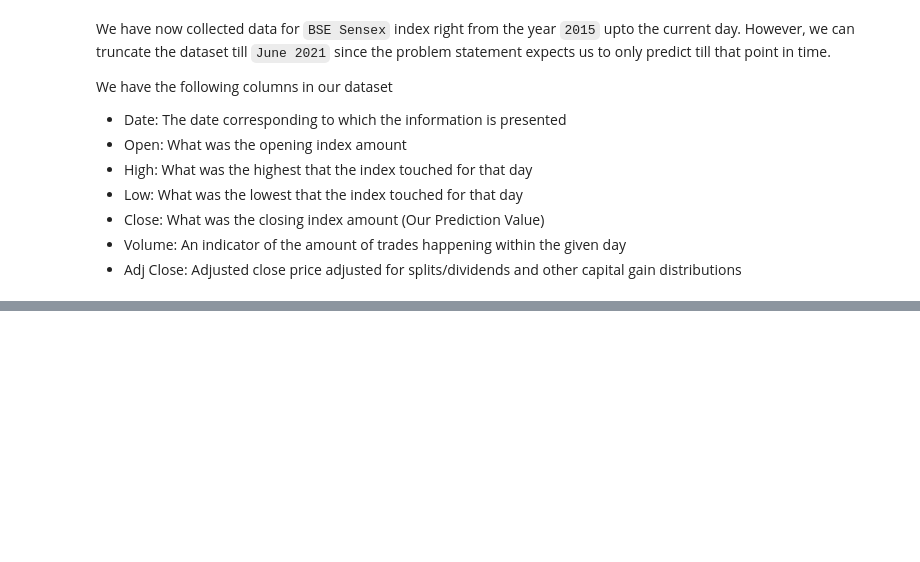
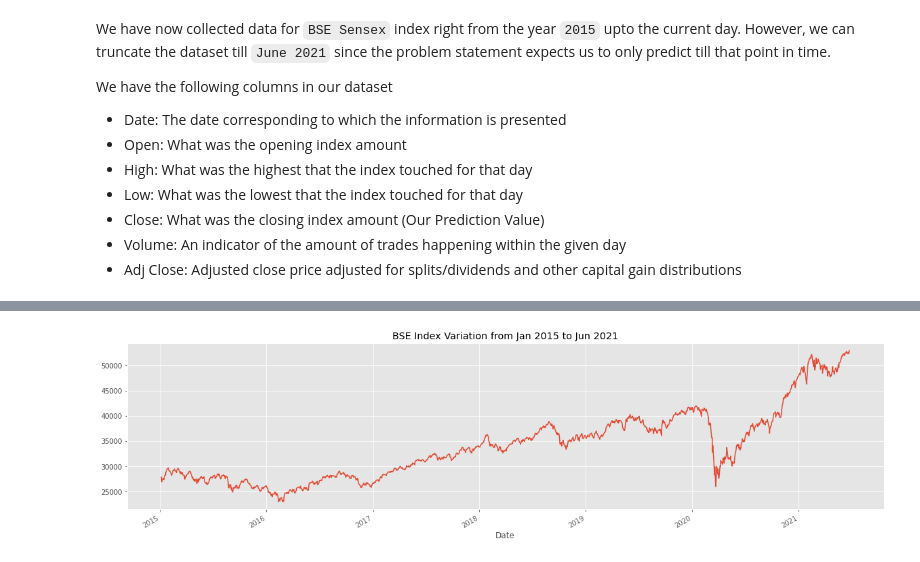
Before and after one commit to ElisonSherton/MTech_DSE_Sem2, a Jupyter notebook: IDS/BSE_Regression.ipynb, the cells around one changed output, grey strips where cells are left out. Drawn from its saved outputs; the diff is of its cells as text; code cells hidden in the pictures; blank space fills up the shorter version.

```diff
--- a/IDS/BSE_Regression.ipynb
+++ b/IDS/BSE_Regression.ipynb
@@ -53,0 +71,2 @@ df.tail(10)
+# %%
+df = df[df["Close*"] != -1].reset_index(drop=True)
@@ -65,0 +97,7 @@ We have the following columns in our dataset
+# %%
+# We want full weeks data hence adjusting the ranges to have Monday-Friday across the entire dataset
+df = df.iloc[3:-1, :][::-1]
+# %%
+# Set the index as the date
+df.index = df.Date
+# df = df.asfreq("B")
@@ -65,0 +128,12 @@ We have the following columns in our dataset
+# %%
+df["DOW"] = df.index.day_name()
+df["MOY"] = df.index.month_name()
+df["Q"] = df.index.quarter
+df["Q"] = df.Q.apply(lambda x: str(x))
+df.drop(columns=["Open", "High", "Low", "Adj Close**", "Volume"], inplace=True)
+# %%
+plt.figure(figsize=(20, 5))
+df["Close*"].plot()
+plt.title("BSE Index Variation from Jan 2015 to Jun 2021");
+# %% [output]
+[figure, added]
```
Also changed, not shown: parts of 20 cells of this notebook.
